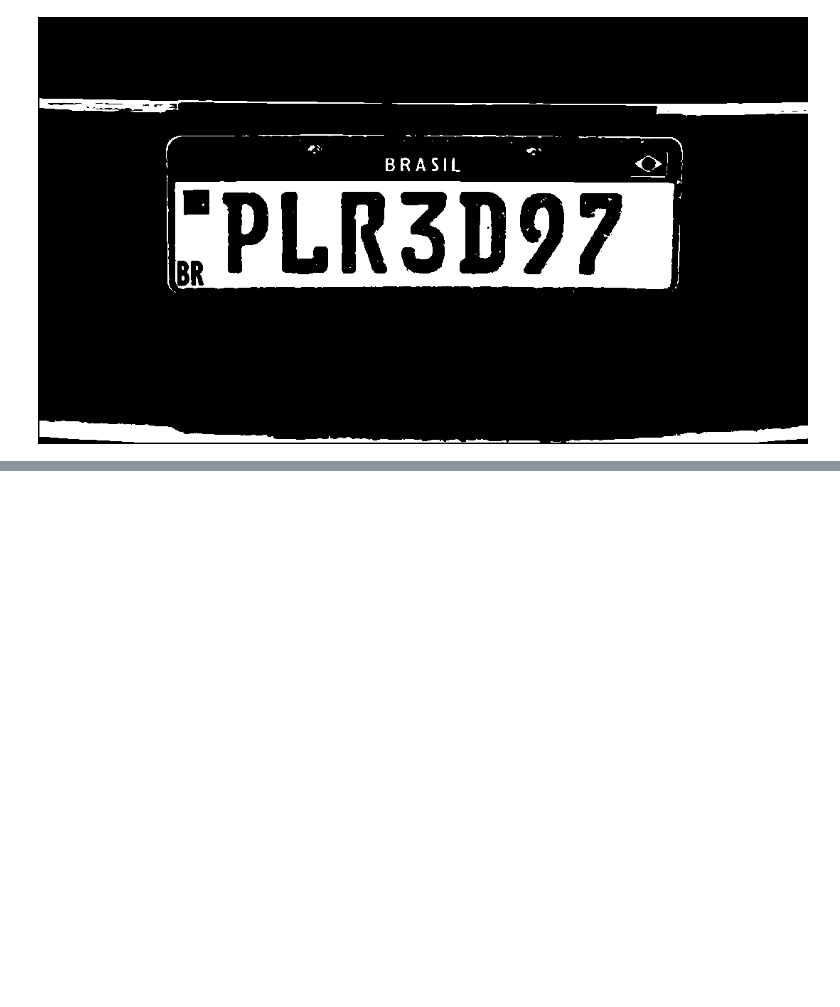
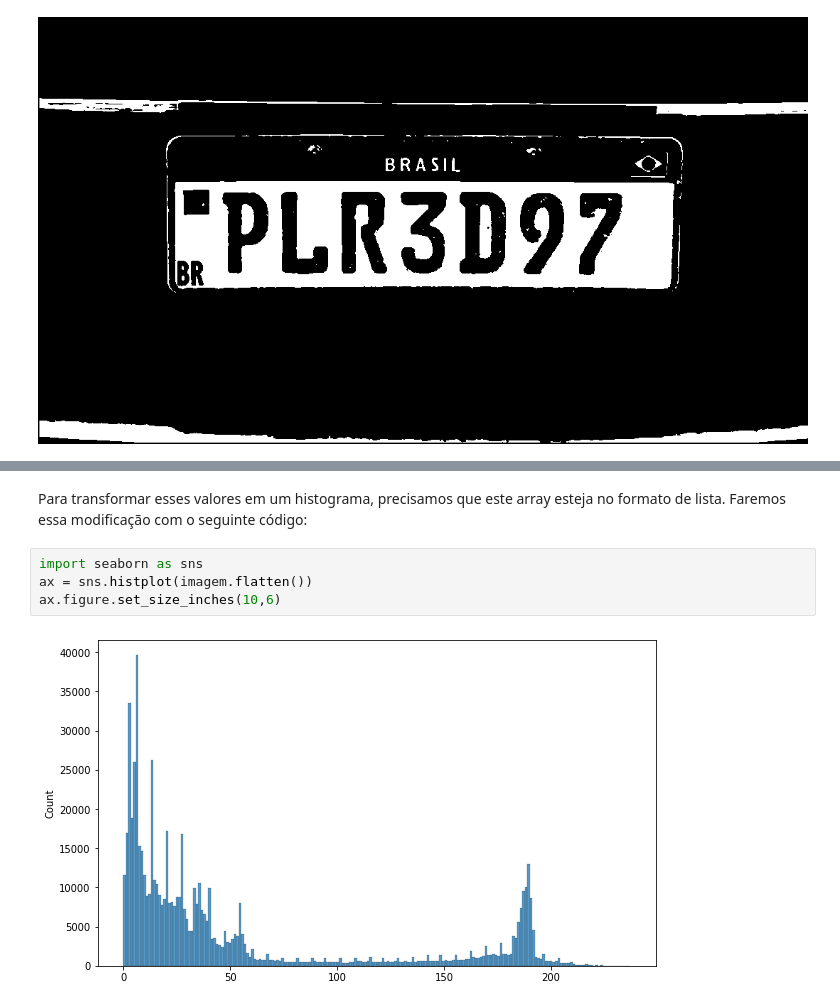
Before and after one commit to arianepolitano/estudo-IA, a Jupyter notebook: Reconhecimento_placas_carro.ipynb, the cells around one changed output, grey strips where cells are left out. Cells and saved outputs as stored; diff of their text form; blank space fills up the shorter version.

```diff
--- a/Reconhecimento_placas_carro.ipynb
+++ b/Reconhecimento_placas_carro.ipynb
@@ -179,0 +210,8 @@ cv2_imshow(lim_simples)
+# %% [markdown]
+Para transformar esses valores em um histograma, precisamos que este array esteja no formato de lista. Faremos essa modificação com o seguinte código:
+# %%
+import seaborn as sns
+ax = sns.histplot(imagem.flatten())
+ax.figure.set_size_inches(10,6)
+# %% [output]
+[figure, added]
```
Also changed, not shown: parts of 25 cells of this notebook.
